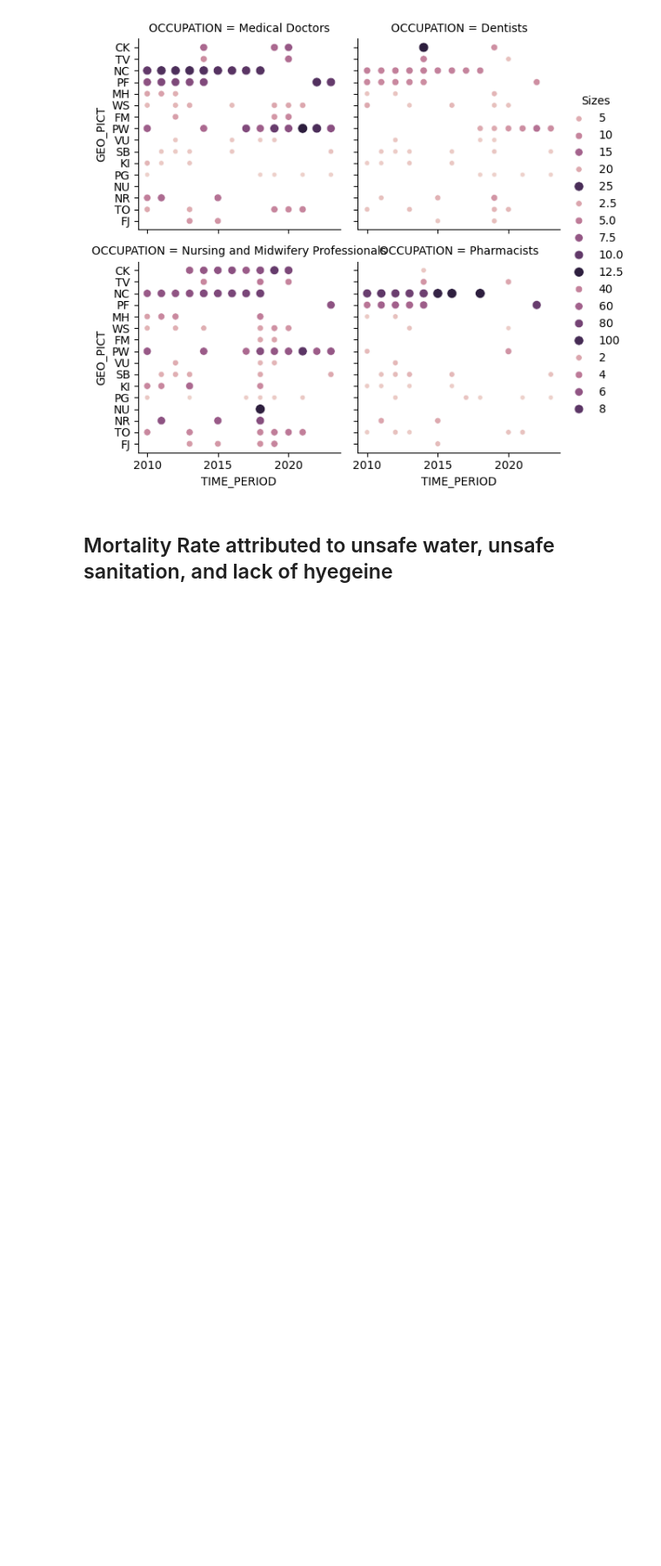
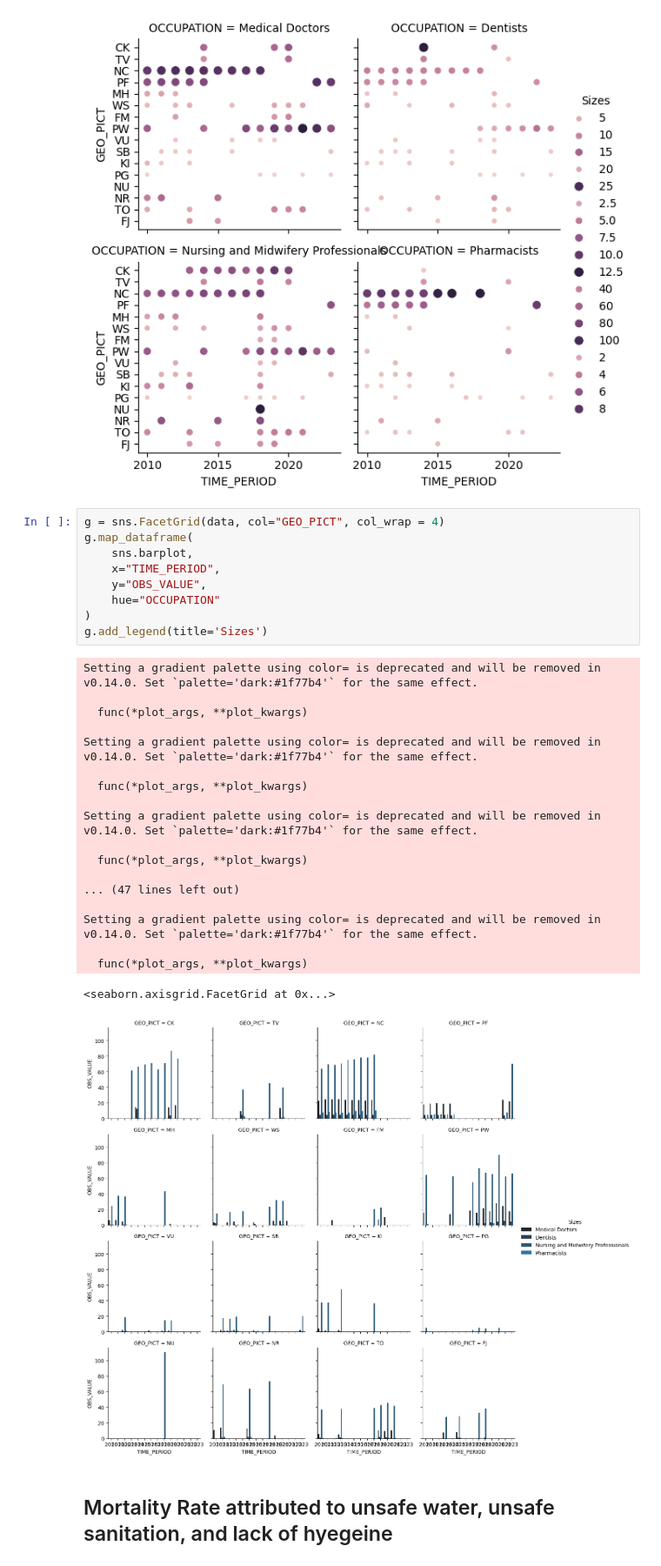
Before and after one commit to lacanlale/pacific-dataviz-2025, a Jupyter notebook: notebooks/Exploration.ipynb, the cells around one changed output. Shown at 87% size. Saved outputs shown, nothing was run; the diff lists cells and outputs as text; blank space fills up the shorter version.

```diff
--- a/notebooks/Exploration.ipynb
+++ b/notebooks/Exploration.ipynb
@@ -354,6 +333,35 @@ g.add_legend(title='Sizes')
 # %% [output]
 <seaborn.axisgrid.FacetGrid at 0x...>
 [figure]
+# %%
+g = sns.FacetGrid(data, col="GEO_PICT", col_wrap = 4)
+g.map_dataframe(
+    sns.barplot,
+    x="TIME_PERIOD",
+    y="OBS_VALUE",
+    hue="OCCUPATION"
+)
+g.add_legend(title='Sizes')
+# %% [output]
+Setting a gradient palette using color= is deprecated and will be removed in v0.14.0. Set `palette='dark:#1f77b4'` for the same effect.
+
+  func(*plot_args, **plot_kwargs)
+
+Setting a gradient palette using color= is deprecated and will be removed in v0.14.0. Set `palette='dark:#1f77b4'` for the same effect.
+
+  func(*plot_args, **plot_kwargs)
+
+Setting a gradient palette using color= is deprecated and will be removed in v0.14.0. Set `palette='dark:#1f77b4'` for the same effect.
+
+  func(*plot_args, **plot_kwargs)
+
+... (47 lines left out)
+
+Setting a gradient palette using color= is deprecated and will be removed in v0.14.0. Set `palette='dark:#1f77b4'` for the same effect.
+
+  func(*plot_args, **plot_kwargs)
+<seaborn.axisgrid.FacetGrid at 0x...>
+[figure, added]
 # %% [markdown]
 ## Mortality Rate attributed to unsafe water, unsafe sanitation, and lack of hyegeine
 # %%
```
Also changed, not shown: parts of 3 cells of this notebook, 1 other file.
